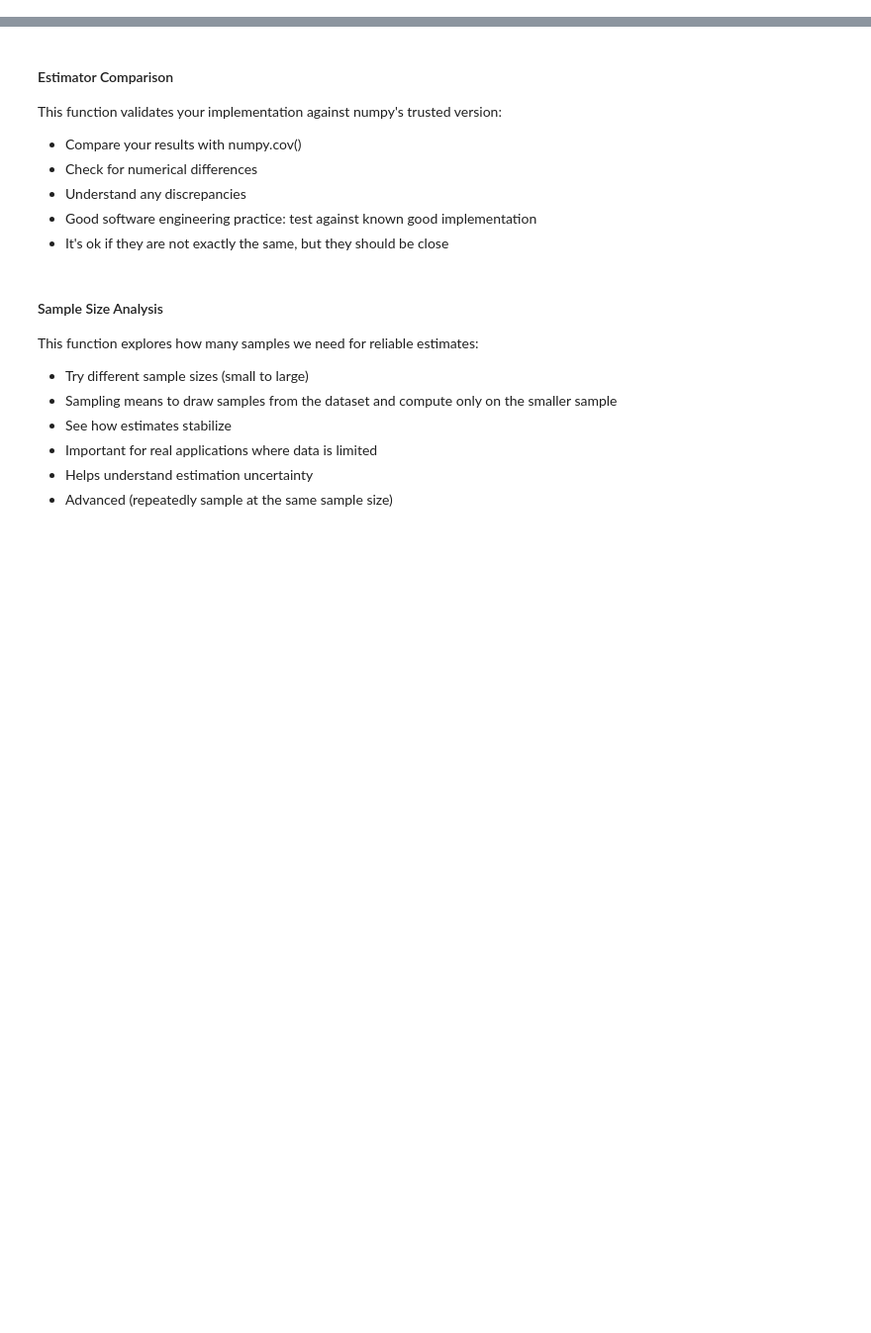
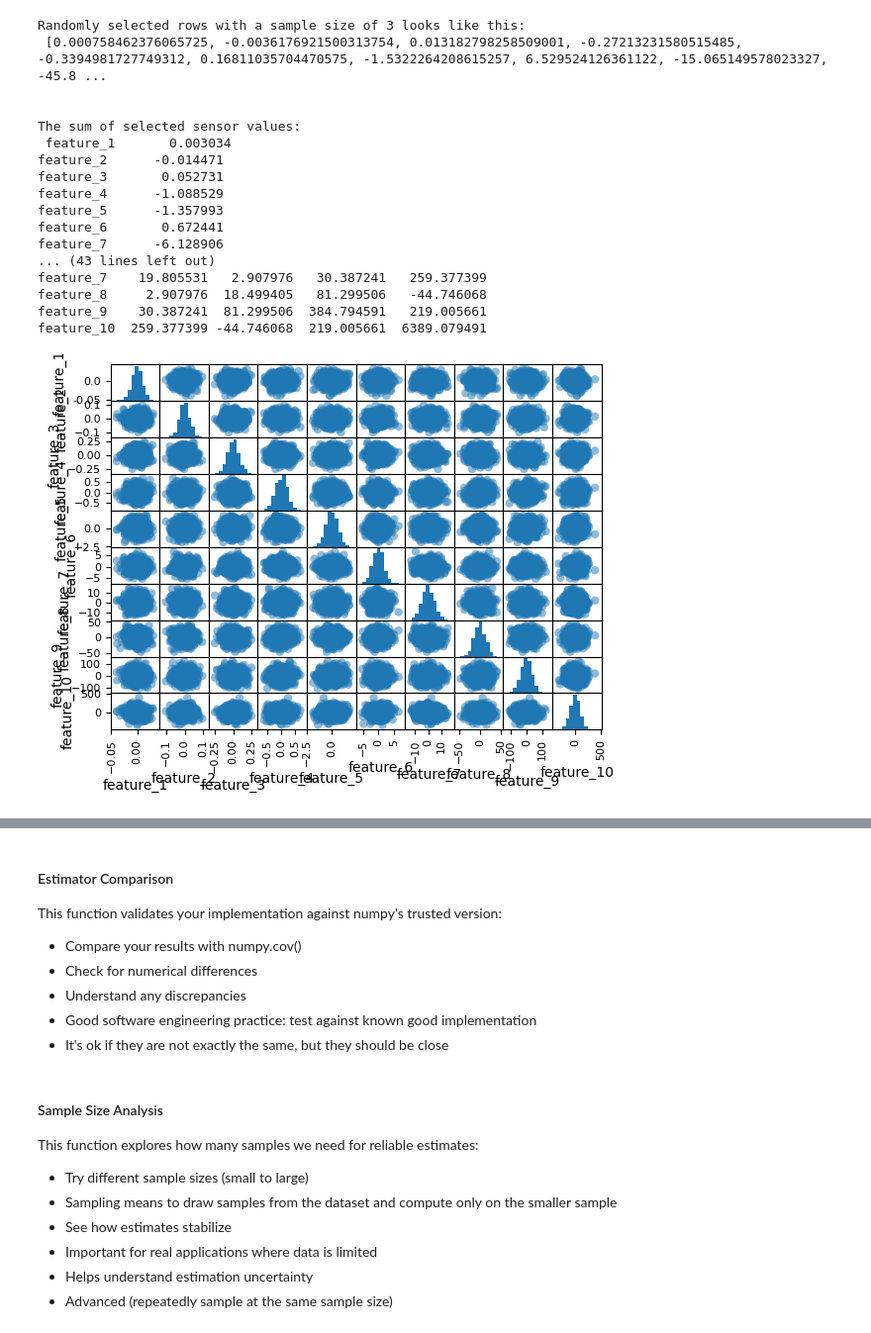
Before and after one commit to JoeCool-Engineer/project-1, a Jupyter notebook: sensor_data_alt.ipynb, the cells around one changed output, grey strips where cells are left out. Shown at 99% size. Saved outputs shown, nothing was run; the diff lists cells and outputs as text; code cells hidden in the pictures; blank space fills up the shorter version.

Commit message:
Updated Sensor Data Alt file

```diff
--- a/sensor_data_alt.ipynb
+++ b/sensor_data_alt.ipynb
@@ -8,3 +1,81 @@ from typing import Tuple, Optional
+# %%
+# Importing the libraries
+import numpy as np
+import matplotlib.pyplot as plt
+import pandas as pd
+import random
+#import csv
+#from scipy import stats
+#from typing import Tuple, Optional
+
+filename = 'datasets/sensor_readings.csv'
+#df = pd.read_csv(filename)
+#df.shape
+#df.info(memory_usage='deep') #memory usage: 78.3 KB
+#df.columns
+"""
+Index(['feature_1', 'feature_2', 'feature_3', 'feature_4', 'feature_5',
+       'feature_6', 'feature_7', 'feature_8', 'feature_9', 'feature_10'],
+      dtype='object')
+"""
+
+#We can select the columns we want to use by their name
+#df = pd.read_csv(filename, usecols=['feature_1', 'feature_4', 'feature_10'])
+#df.shape
+#df.info(memory_usage='deep') #memory usage: 23.6 KB
+
+#Alternatively we can select the columns we want to use by their index
+df = pd.read_csv(filename) #usecols=[0, 1, 3, 6, 9] property to select columns by index
+#We can also select the rows we want to use by their index
+row_select = df.loc[[1, 2, 6, 8]]
+#Creates the mean of the selected rows for calculating the covariance and to center the data
+row_mean = row_select.mean(axis=0)  # To create a new list with mean values .to_list()
+
+center_df = df - df.mean()
+centered_data = row_select.sub(row_mean, axis=1)
+#df.info(memory_usage='deep') #memory usage: 23.6 KB
+sample_covariance = centered_data.cov()
+
+print("Randomly selected rows with a sample size of 3 looks like this:\n", str(row_mean))
+print("\n")
+print("The sum of selected sensor values:\n", str(row_select.sum(axis=0)))
+print("\n")
+print("The mean of selected sensor values:\n", str(row_select.mean(axis=0)))
+print("\n")
+#print("The covariance of selected sensor values using the built in covariance function:\n", str(row_select.cov()))
+print(row_mean)
+print("\n")
+print("The covariance of selected sensor values using the equation 1:\n", str(sample_covariance))
+
+pd.plotting.scatter_matrix(center_df, marker='o', range_padding=0.35)
+
+plt.show()
+#sum_values = row_index.sum()
+#num_values = len(row_index)
+#mean_values = row_index.mean()
+#print("The number of values in the first row is: ", num_values)
+#print("The sum of the values in the first row is: ", sum_values)
+#print("The mean of the values in the first row is: ", mean_values)
+#print(row_index)
+# %% [output]
+Randomly selected rows with a sample size of 3 looks like this:
+ [0.000758462376065725, -0.0036176921500313754, 0.013182798258509001, -0.27213231580515485, -0.3394981727749312, 0.16811035704470575, -1.5322264208615257, 6.529524126361122, -15.065149578023327, -45.8 ...
+
+
+The sum of selected sensor values:
+ feature_1       0.003034
+feature_2      -0.014471
+feature_3       0.052731
+feature_4      -1.088529
+feature_5      -1.357993
+feature_6       0.672441
+feature_7      -6.128906
+... (43 lines left out)
+feature_7    19.805531   2.907976   30.387241   259.377399
+feature_8     2.907976  18.499405   81.299506   -44.746068
+feature_9    30.387241  81.299506  384.794591   219.005661
+feature_10  259.377399 -44.746068  219.005661  6389.079491
+[figure, added]
 # %% [markdown]
 # Milestone 1 (Alternate): Covariance Estimation and Analysis
 **Due: Should be finished by 2/11/2025**
```
Also changed, not shown: parts of 3 cells of this notebook.
